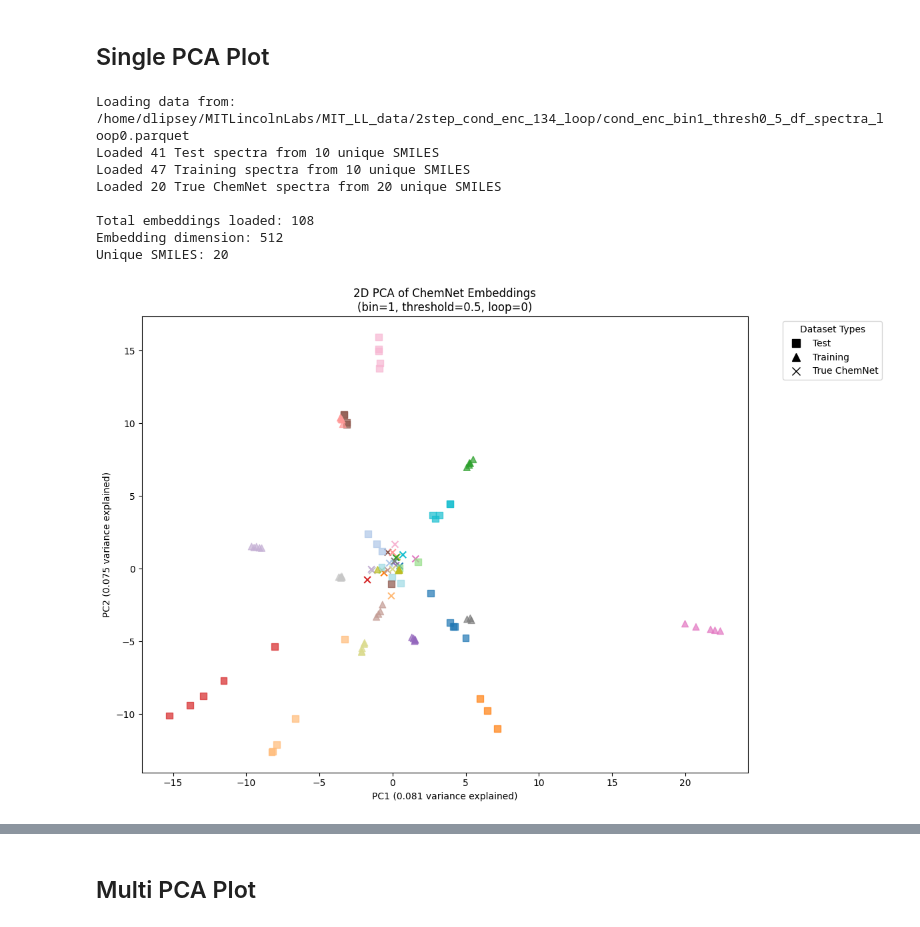
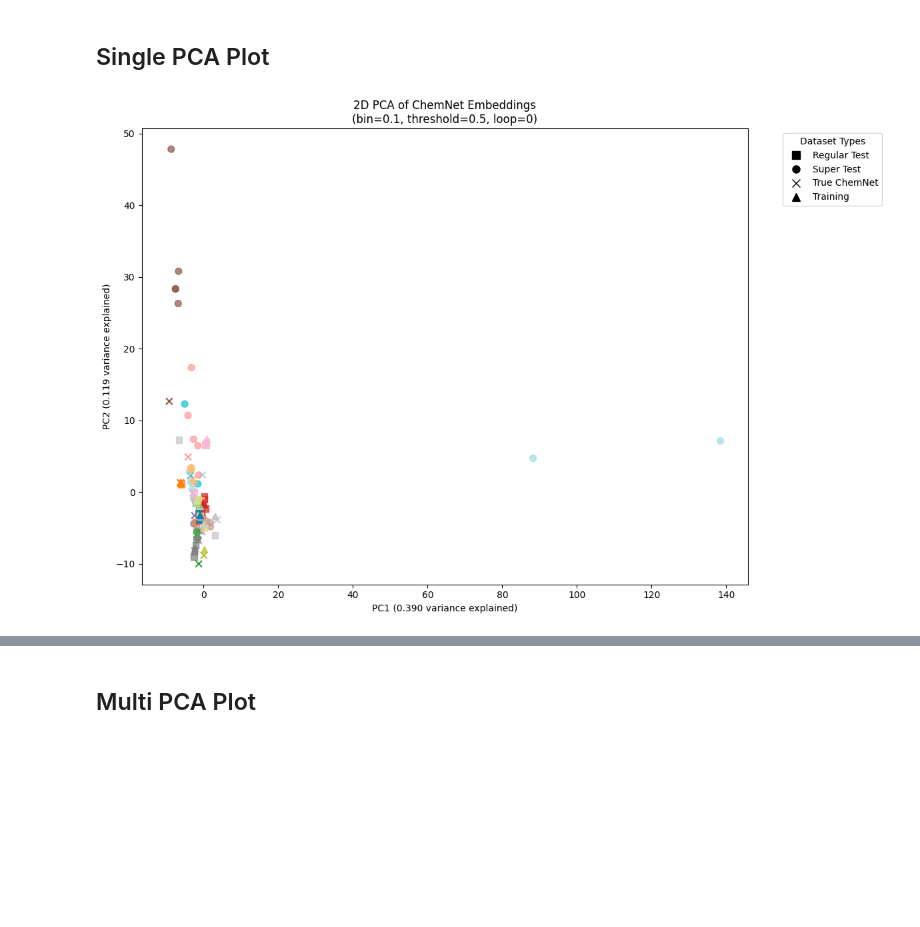
Before and after one commit to DashLLipsey/PREDICT-MIT-LL, a Jupyter notebook: Notebooks/2_step_model_confusion_and_heatmaps.ipynb, the cells around one changed output, grey strips where cells are left out. Drawn from its saved outputs; the diff is of its cells as text; code cells hidden in the pictures; blank space fills up the shorter version.

Commit message:
Updates and tests

```diff
--- a/Notebooks/2_step_model_confusion_and_heatmaps.ipynb
+++ b/Notebooks/2_step_model_confusion_and_heatmaps.ipynb
@@ -2046,7 +2046,7 @@ def plot_chemnet_pca_from_loop_file(
     include_super_test=True, include_regular_test=True,
     include_true_chemnet=True, include_training=True,
     color_by_smiles=True, figsize=(12, 8),
-    max_spectra_per_chemical=10, max_smiles_per_set=100
+    max_spectra_per_chemical=5, max_smiles_per_set=10
 ):
     """
     Plot 2D PCA projections of chemnet embeddings from a single loop file.
@@ -3318,23 +3318,16 @@ accuracy_pivot = create_accuracy_heatmap_general(
 # %%
 # Newer Version
 plot_chemnet_pca_from_loop_file(
-    bin_val=1,
-    threshold_val=0.5,
+    bin_val=0.1, threshold_val=0.5,
     loop_num=0,
-    include_test=True,
+    include_super_test=True,
+    include_regular_test=True,
+    include_true_chemnet=True,
     include_training=True,
-    include_true_chemnet=True,
+    color_by_smiles=True,
     max_spectra_per_chemical=5,
     max_smiles_per_set=10
 )
 # %% [output]
-Loading data from: /home/dlipsey/MITLincolnLabs/MIT_LL_data/2step_cond_enc_134_loop/cond_enc_bin1_thresh0_5_df_spectra_loop0.parquet
-Loaded 41 Test spectra from 10 unique SMILES
-Loaded 47 Training spectra from 10 unique SMILES
-Loaded 20 True ChemNet spectra from 20 unique SMILES
-
-Total embeddings loaded: 108
-Embedding dimension: 512
-Unique SMILES: 20
-[figure, old version]
+[figure, new version]
 # %%
```
Also changed, not shown: parts of 11 cells of this notebook, 5 other files.
